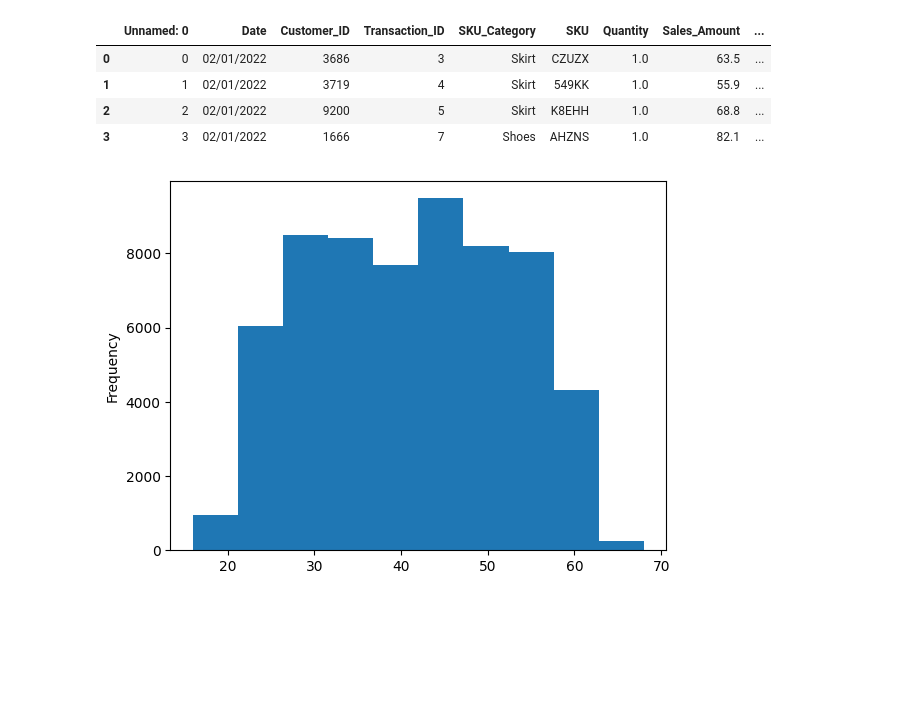
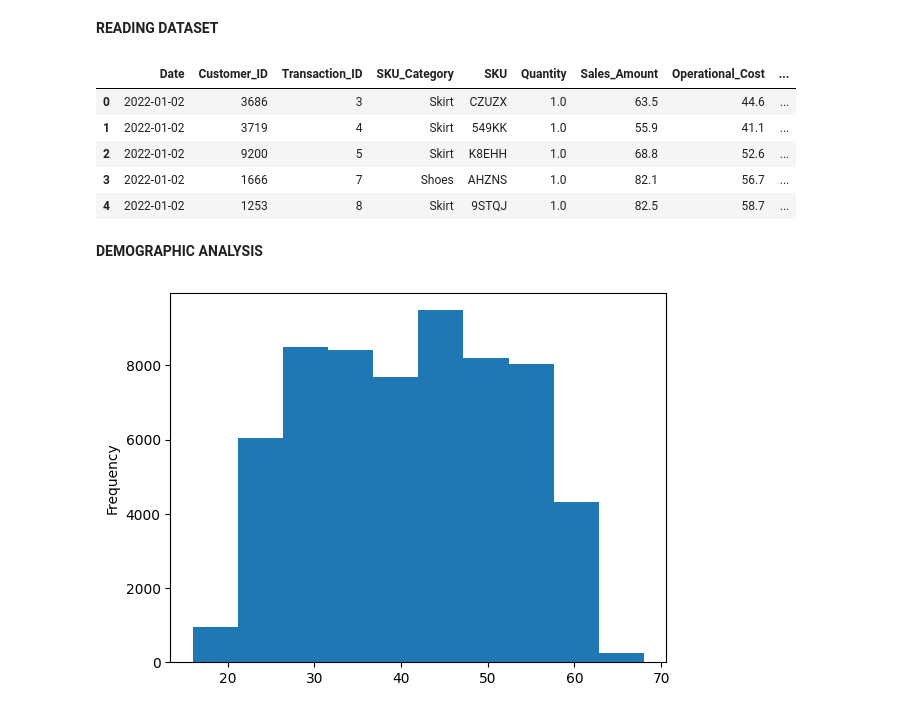
Before and after one commit to lanchiphamm/bolt2023sep, a Jupyter notebook: Untitled.ipynb, the cells around one changed output. Cells and saved outputs as stored; diff of their text form; code cells hidden in the pictures; blank space fills up the shorter version.

Commit message:
Added analysis

```diff
--- a/Untitled.ipynb
+++ b/Untitled.ipynb
@@ -2,15 +2,23 @@
 import pandas as pd
 import altair as alt
 import numpy as np
+# %% [markdown]
+__READING DATASET__
 # %%
-df = pd.read_csv("dataset.csv")
-df.head(4)
+#Reading dataset and change type of variable
+df = pd.read_csv("dataset.csv", index_col = 0)
+df
+df["Date"] = pd.to_datetime(df["Date"], format = "%d/%m/%Y", dayfirst = True, errors = "coerce")
+df.head(5)
 # %% [output]
-|  | Unnamed: 0 | Date | Customer_ID | Transaction_ID | SKU_Category | SKU | Quantity | Sales_Amount | ... |
-| 0 | 0 | 02/01/2022 | 3686 | 3 | Skirt | CZUZX | 1.0 | 63.5 | ... |
-| 1 | 1 | 02/01/2022 | 3719 | 4 | Skirt | 549KK | 1.0 | 55.9 | ... |
-| 2 | 2 | 02/01/2022 | 9200 | 5 | Skirt | K8EHH | 1.0 | 68.8 | ... |
-| 3 | 3 | 02/01/2022 | 1666 | 7 | Shoes | AHZNS | 1.0 | 82.1 | ... |
+|  | Date | Customer_ID | Transaction_ID | SKU_Category | SKU | Quantity | Sales_Amount | Operational_Cost | ... |
+| 0 | 2022-01-02 | 3686 | 3 | Skirt | CZUZX | 1.0 | 63.5 | 44.6 | ... |
+| 1 | 2022-01-02 | 3719 | 4 | Skirt | 549KK | 1.0 | 55.9 | 41.1 | ... |
+| 2 | 2022-01-02 | 9200 | 5 | Skirt | K8EHH | 1.0 | 68.8 | 52.6 | ... |
+| 3 | 2022-01-02 | 1666 | 7 | Shoes | AHZNS | 1.0 | 82.1 | 56.7 | ... |
+| 4 | 2022-01-02 | 1253 | 8 | Skirt | 9STQJ | 1.0 | 82.5 | 58.7 | ... |
+# %% [markdown]
+__DEMOGRAPHIC ANALYSIS__
 # %%
 customer_age_plot = df["Customer_Age"].plot.hist(x = "Customer_Age")
 # %% [output]
```
Also changed, not shown: parts of 15 cells of this notebook.
